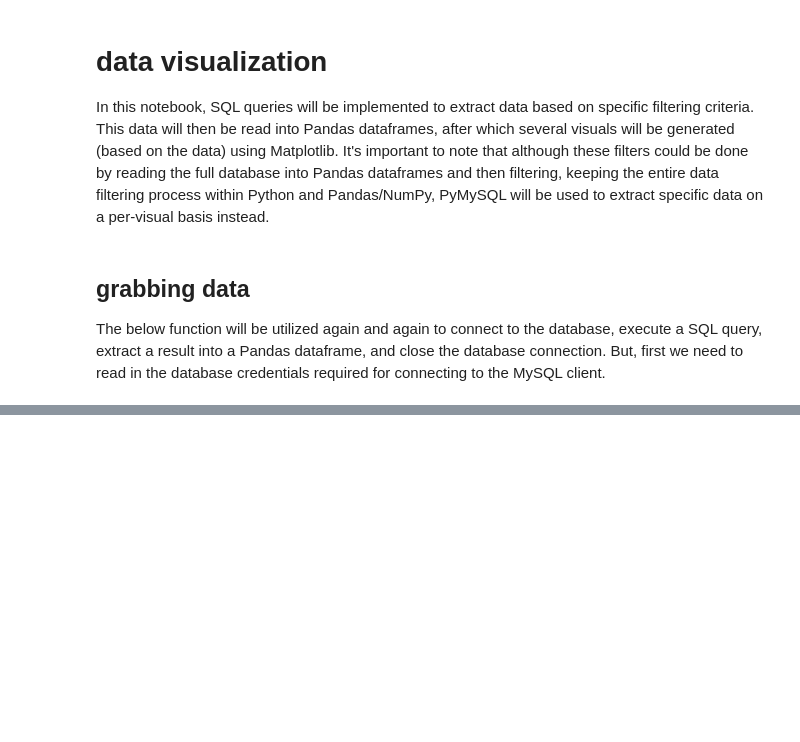
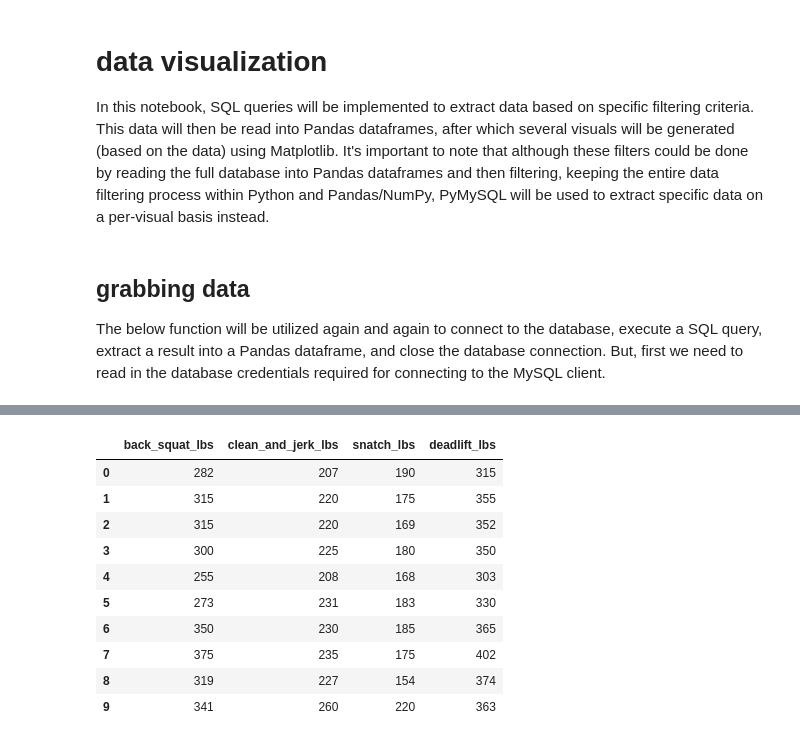
Before and after one commit to zfreedman/crossfit_open_2018, a Jupyter notebook: data_visualization.ipynb, the cells around one changed output, grey strips where cells are left out. Saved outputs shown, nothing was run; the diff lists cells and outputs as text; code cells hidden in the pictures; blank space fills up the shorter version.

```diff
--- a/data_visualization.ipynb
+++ b/data_visualization.ipynb
@@ -55,0 +69,15 @@ grab_data("SELECT name FROM athlete LIMIT 5;")
+# %%
+#show sample of data
+womens_lifts_df.head(10)
+# %% [output]
+|  | back_squat_lbs | clean_and_jerk_lbs | snatch_lbs | deadlift_lbs |
+| 0 | 282 | 207 | 190 | 315 |
+| 1 | 315 | 220 | 175 | 355 |
+| 2 | 315 | 220 | 169 | 352 |
+| 3 | 300 | 225 | 180 | 350 |
+| 4 | 255 | 208 | 168 | 303 |
+| 5 | 273 | 231 | 183 | 330 |
+| 6 | 350 | 230 | 185 | 365 |
+| 7 | 375 | 235 | 175 | 402 |
+| 8 | 319 | 227 | 154 | 374 |
+| 9 | 341 | 260 | 220 | 363 |
```
Also changed, not shown: parts of 7 cells of this notebook, 1 other file.
